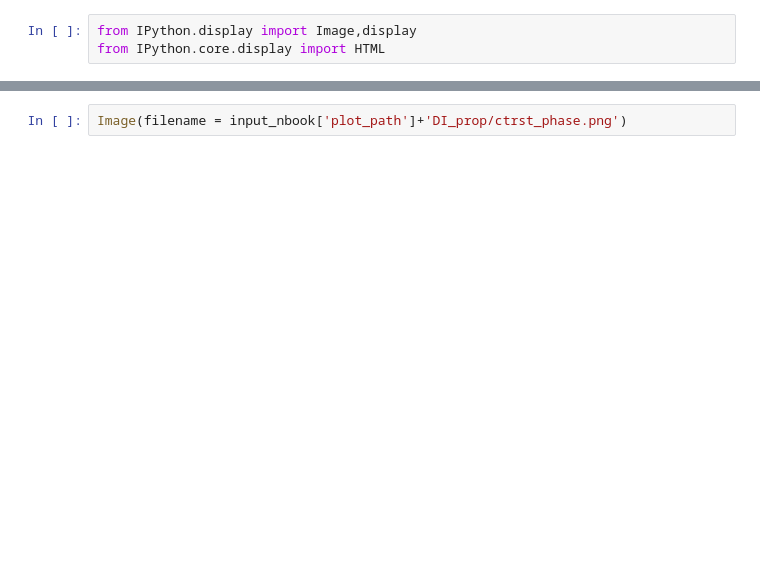
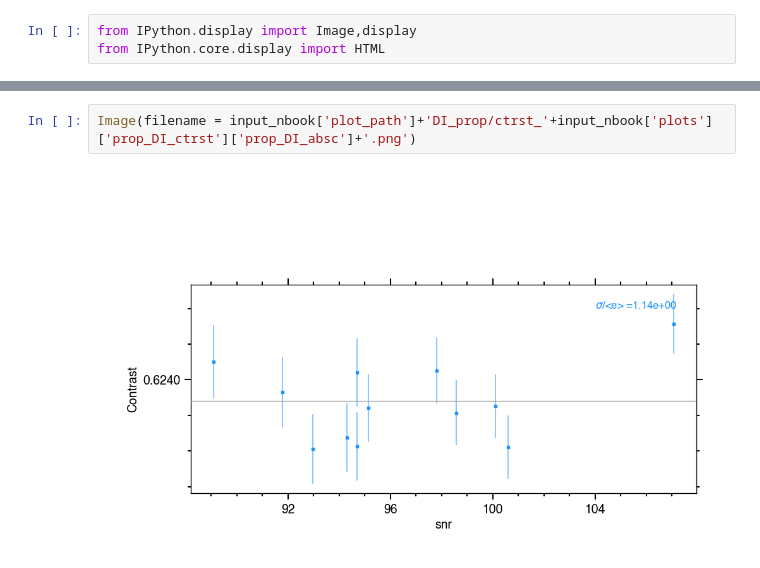
Before and after one commit to wangxianyu7/ANTARESS, a Jupyter notebook: Notebooks/ANTARESS_nbook_detrending.ipynb, the cells around one changed output, grey strips where cells are left out. Drawn from its saved outputs; the diff is of its cells as text; blank space fills up the shorter version.

```diff
--- a/Notebooks/ANTARESS_nbook_detrending.ipynb
+++ b/Notebooks/ANTARESS_nbook_detrending.ipynb
@@ -138,3 +170,5 @@ Image(filename = input_nbook['plot_path']+'DI_prop/rv_res_phase.png')
 # %%
-Image(filename = input_nbook['plot_path']+'DI_prop/ctrst_phase.png')
+Image(filename = input_nbook['plot_path']+'DI_prop/ctrst_'+input_nbook['plots']['prop_DI_ctrst']['prop_DI_absc']+'.png')
+# %% [output]
+[figure, added]
 # %%
```
Also changed, not shown: parts of 28 cells of this notebook, 10 other files.
